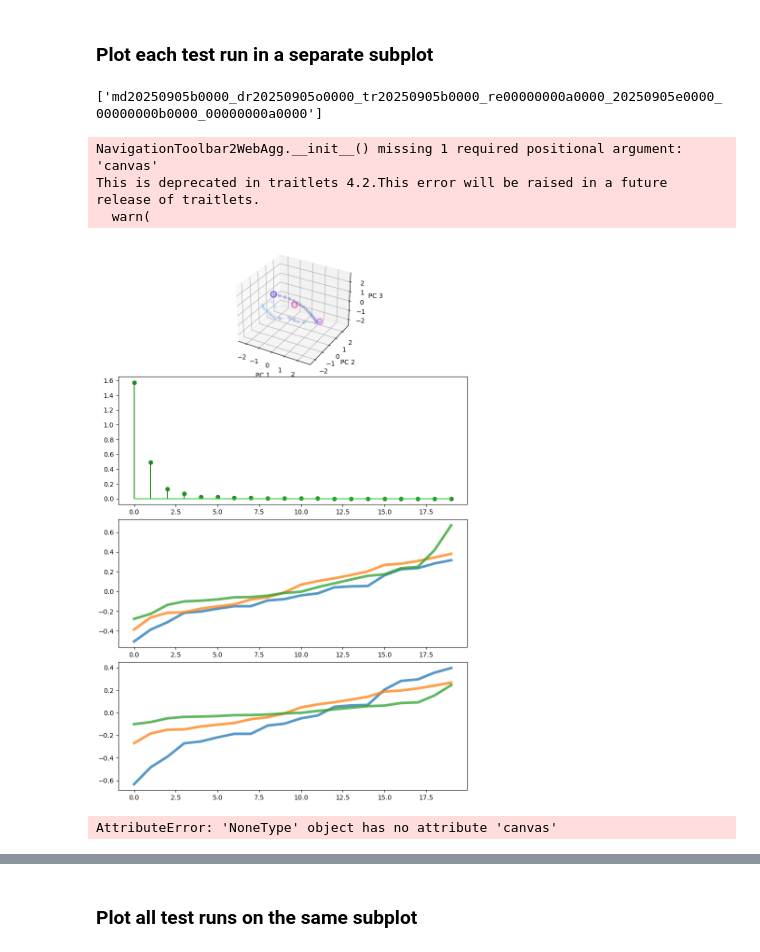
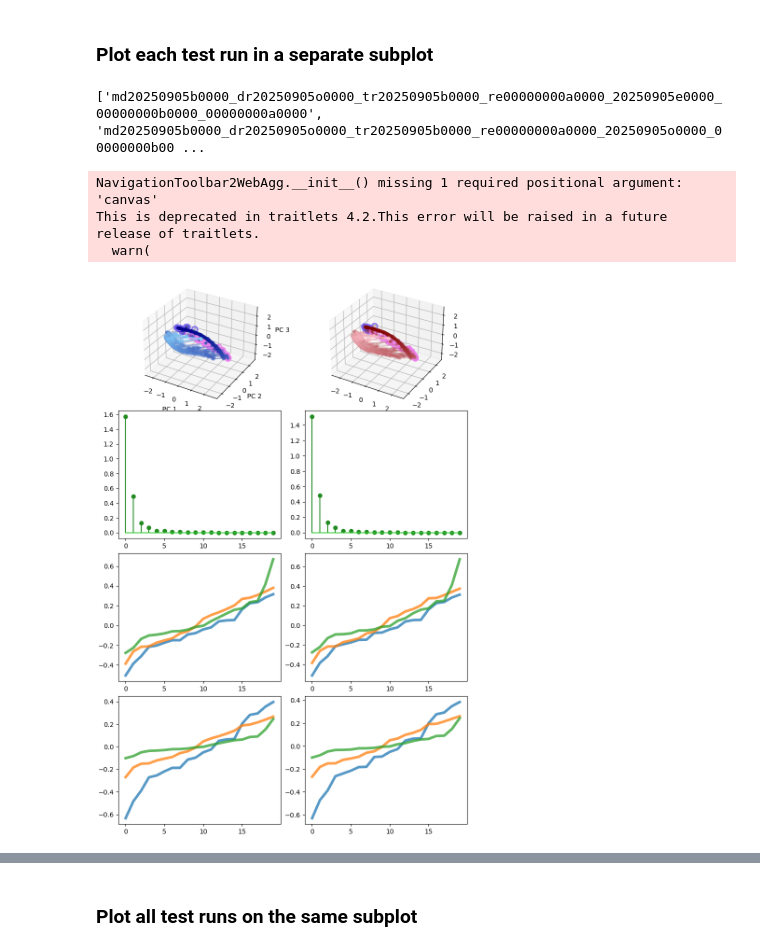
Before and after one commit to jonathan-chien/counting-rnn, a Jupyter notebook: notebooks/aaaa0001.ipynb, the cells around one changed output, grey strips where cells are left out. Drawn from its saved outputs; the diff is of its cells as text; code cells hidden in the pictures.

```diff
--- a/notebooks/aaaa0001.ipynb
+++ b/notebooks/aaaa0001.ipynb
@@ -220,7 +221,7 @@ num_seq_to_plot = 50
 pcs_to_plot = [0, 1, 2]
 
 # Test runs to plot.
-test_run_id_to_plot_list = test_run_id_list[0:1]
+test_run_id_to_plot_list = test_run_id_list[0:2]
 num_test_runs_to_plot = len(test_run_id_to_plot_list)
 print(test_run_id_to_plot_list)
 
@@ -285,33 +286,32 @@ for i_test_run, test_run_id in enumerate(test_run_id_to_plot_list):
         axs_0[1, i_test_run].stem(
             common_single_test_run['eigenspectrum'],
             linefmt='forestgreen',
             markerfmt='forestgreen',
             basefmt='limegreen'
         )
 
         # Plot eigenvector components.
         axs_0[2, i_test_run].remove()
         axs_0[2, i_test_run] = fig_0.add_subplot(4, num_test_runs_to_plot, 2*num_test_runs_to_plot+i_test_run+1)
         for i_pc in range(common_single_test_run['v'].shape[1]):
             axs_0[2, i_test_run].plot(
                 torch.sort(common_single_test_run['v'][:, i_pc])[0],
                 alpha=0.75,
                 linewidth=4
             )
 
         # Plot loading components.
         axs_0[3, i_test_run].remove()
         axs_0[3, i_test_run] = fig_0.add_subplot(4, num_test_runs_to_plot, 3*num_test_runs_to_plot+i_test_run+1)
         for i_pc in range(common_single_test_run['loadings'].shape[1]):
             axs_0[3, i_test_run].plot(
                 torch.sort(common_single_test_run['loadings'][:, i_pc])[0],
                 alpha=0.75,
                 linewidth=4
             )
 # %% [output]
-['md20250905b0000_dr20250905o0000_tr20250905b0000_re00000000a0000_20250905e0000_00000000b0000_00000000a0000']
+['md20250905b0000_dr20250905o0000_tr20250905b0000_re00000000a0000_20250905e0000_00000000b0000_00000000a0000', 'md20250905b0000_dr20250905o0000_tr20250905b0000_re00000000a0000_20250905o0000_00000000b00 ...
 NavigationToolbar2WebAgg.__init__() missing 1 required positional argument: 'canvas'
 This is deprecated in traitlets 4.2.This error will be raised in a future release of traitlets.
   warn(
-[figure, old version]
+[figure, new version]
-AttributeError: 'NoneType' object has no attribute 'canvas'
```
Also changed, not shown: parts of 3 cells of this notebook, 1 other file.
